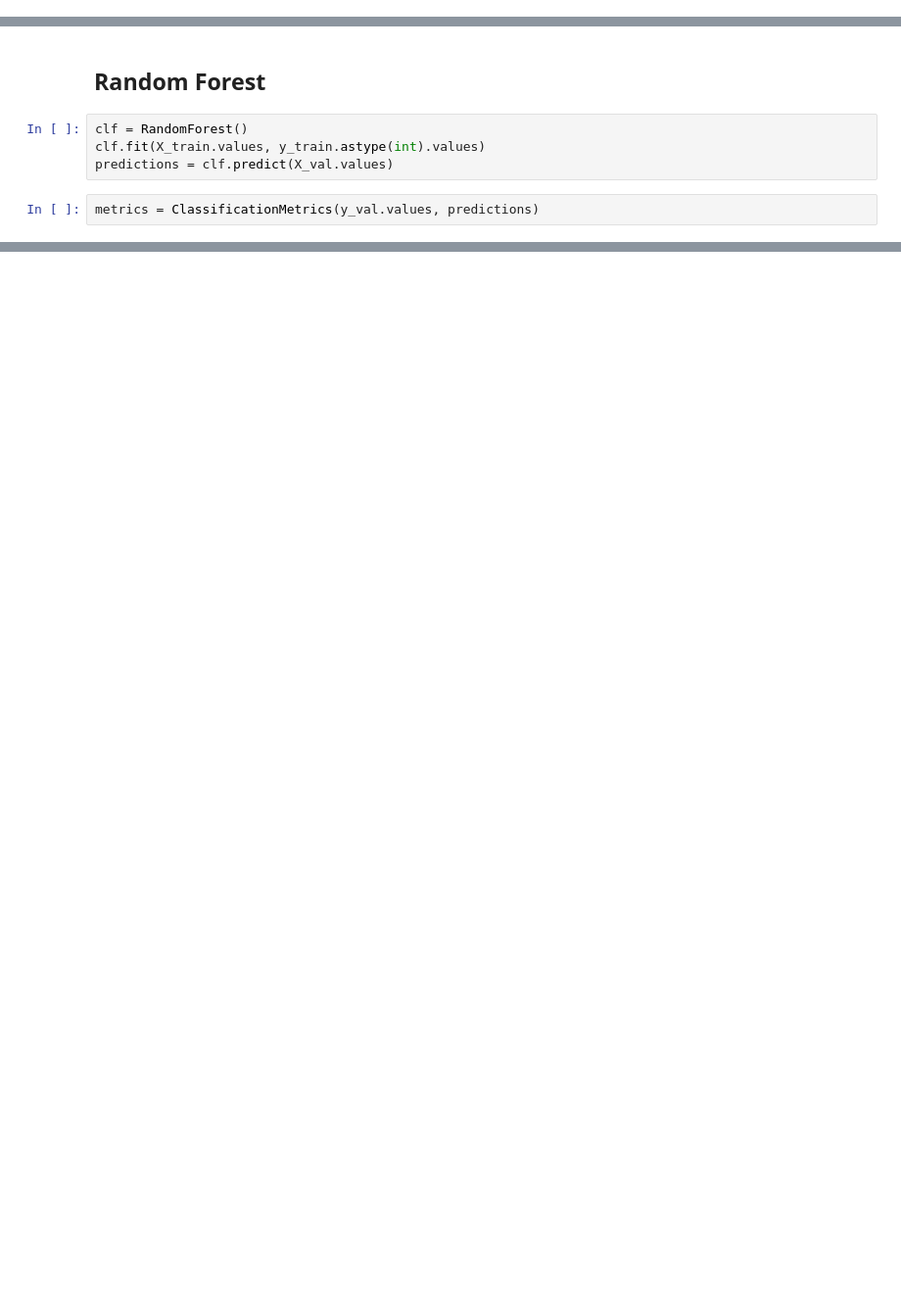
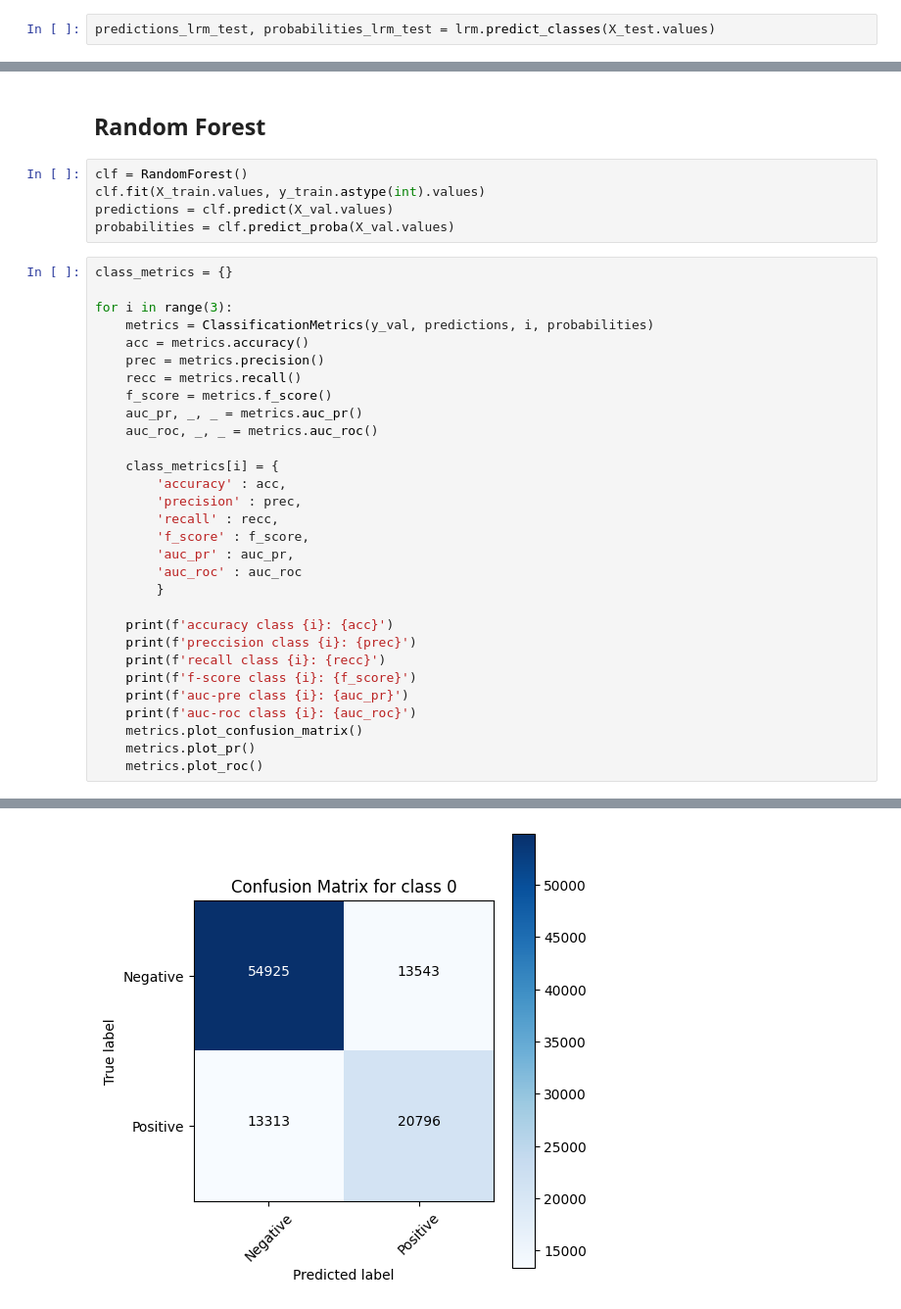
Before and after one commit to facuvulcano/Machine-Learning, a Jupyter notebook: Vulcano_Facundo_TP3/Problema_2/src/Entrega_Problema_2.ipynb, the cells around one changed output, grey strips where cells are left out. Shown at 98% size. Drawn from its saved outputs; the diff is of its cells as text; blank space fills up the shorter version.

```diff
--- a/Vulcano_Facundo_TP3/Problema_2/src/Entrega_Problema_2.ipynb
+++ b/Vulcano_Facundo_TP3/Problema_2/src/Entrega_Problema_2.ipynb
@@ -23,0 +103,2 @@ https://www.evidentlyai.com/classification-metrics
+# %%
+predictions_lrm_test, probabilities_lrm_test = lrm.predict_classes(X_test.values)
@@ -27,5 +166,35 @@ https://www.evidentlyai.com/classification-metrics
 clf = RandomForest()
 clf.fit(X_train.values, y_train.astype(int).values)
 predictions = clf.predict(X_val.values)
+probabilities = clf.predict_proba(X_val.values)
-# %%
-metrics = ClassificationMetrics(y_val.values, predictions)
+# %%
+class_metrics = {}
+
+for i in range(3):
+    metrics = ClassificationMetrics(y_val, predictions, i, probabilities)
+    acc = metrics.accuracy()
+    prec = metrics.precision()
+    recc = metrics.recall()
+    f_score = metrics.f_score()
+    auc_pr, _, _ = metrics.auc_pr()
+    auc_roc, _, _ = metrics.auc_roc()
+
+    class_metrics[i] = {
+        'accuracy' : acc,
+        'precision' : prec,
+        'recall' : recc,
+        'f_score' : f_score,
+        'auc_pr' : auc_pr,
+        'auc_roc' : auc_roc
+        }
+
+    print(f'accuracy class {i}: {acc}')
+    print(f'preccision class {i}: {prec}')
+    print(f'recall class {i}: {recc}')
+    print(f'f-score class {i}: {f_score}')
+    print(f'auc-pre class {i}: {auc_pr}')
+    print(f'auc-roc class {i}: {auc_roc}')
+    metrics.plot_confusion_matrix()
+    metrics.plot_pr()
+    metrics.plot_roc()
+# %% [output]
@@ -31,0 +207 @@ metrics = ClassificationMetrics(y_val.values, predictions)
+[figure, added]
```
Also changed, not shown: parts of 13 cells of this notebook, 6 other files.
